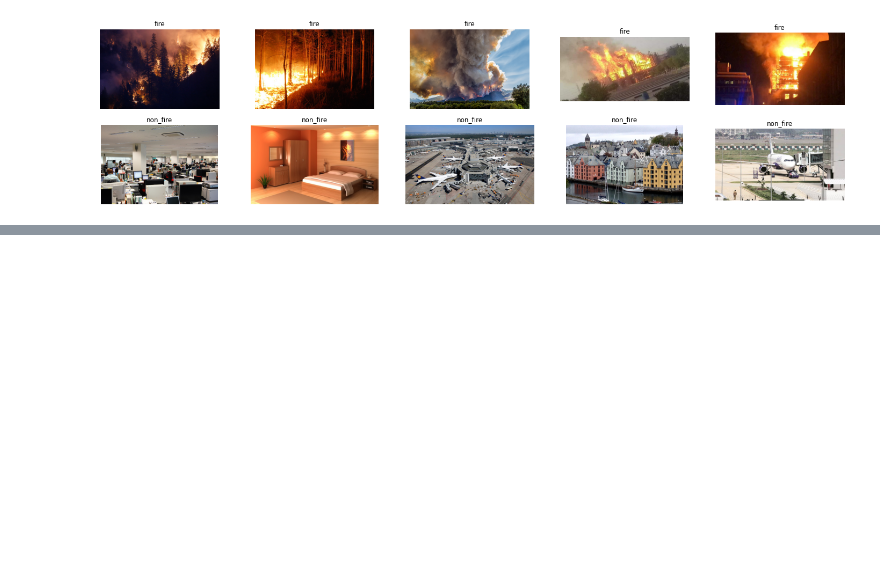
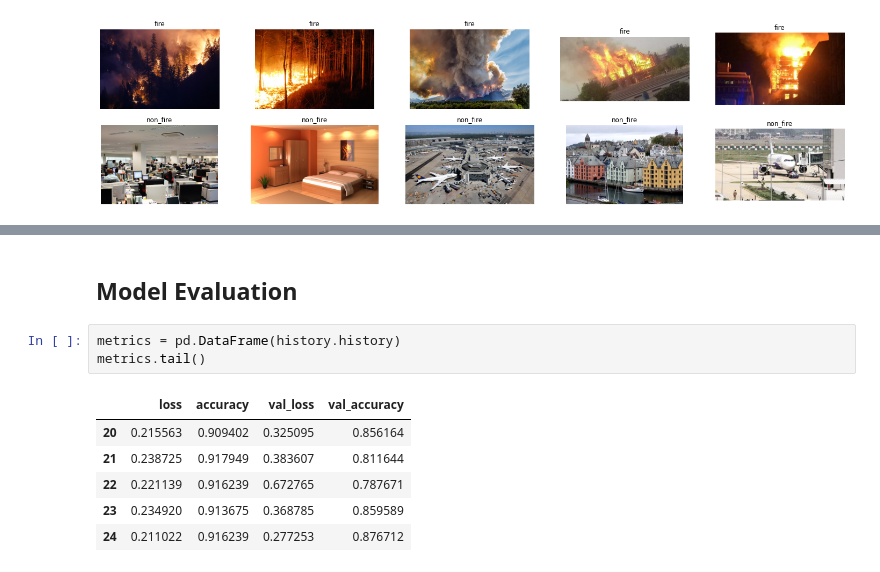
Before and after one commit to Penzragon/h8dsft_Milestone2P2, a Jupyter notebook: newscript.ipynb, the cells around one changed output, grey strips where cells are left out. Saved outputs shown, nothing was run; the diff lists cells and outputs as text; blank space fills up the shorter version.

```diff
--- a/newscript.ipynb
+++ b/newscript.ipynb
@@ -175,0 +247,12 @@ plt.show()
+# %% [markdown]
+## Model Evaluation
+# %%
+metrics = pd.DataFrame(history.history)
+metrics.tail()
+# %% [output]
+|  | loss | accuracy | val_loss | val_accuracy |
+| 20 | 0.215563 | 0.909402 | 0.325095 | 0.856164 |
+| 21 | 0.238725 | 0.917949 | 0.383607 | 0.811644 |
+| 22 | 0.221139 | 0.916239 | 0.672765 | 0.787671 |
+| 23 | 0.234920 | 0.913675 | 0.368785 | 0.859589 |
+| 24 | 0.211022 | 0.916239 | 0.277253 | 0.876712 |
```
Also changed, not shown: parts of 8 cells of this notebook.
